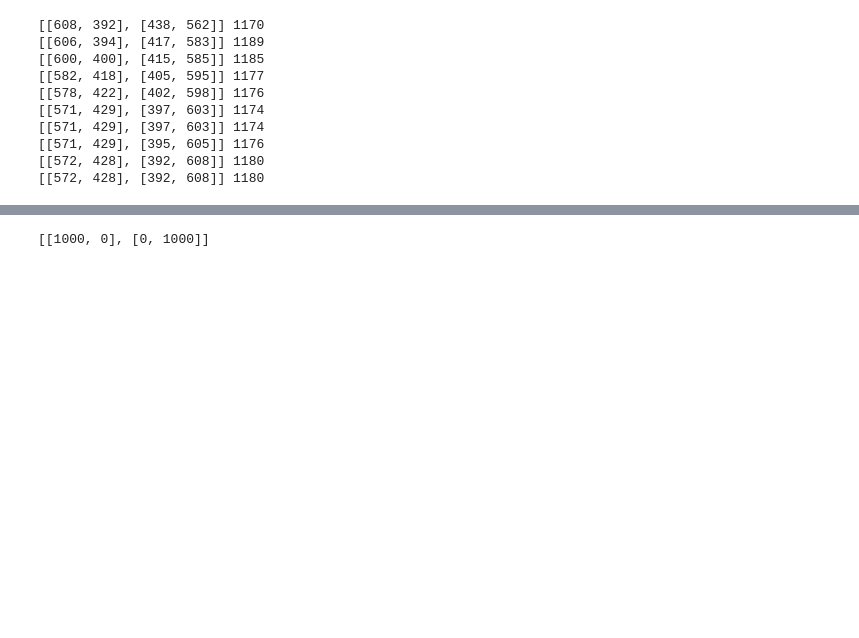
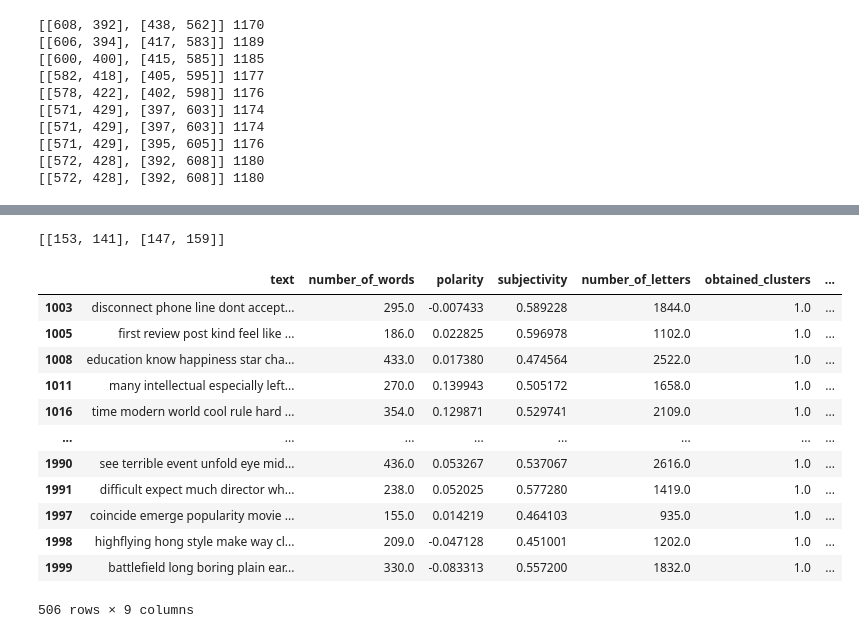
Before and after one commit to HarunErenMutlu/text_mining, a Jupyter notebook: nlp.ipynb, the cells around one changed output, grey strips where cells are left out. Drawn from its saved outputs; the diff is of its cells as text; code cells hidden in the pictures; blank space fills up the shorter version.

Commit message:
Converted to dataframe

```diff
--- a/nlp.ipynb
+++ b/nlp.ipynb
@@ -338,21 +340,52 @@ print([[tp,fp], [fn,tn]])
 # %%
 tp,fp,tn,fn = 0,0,0,0
-from sklearn import tree
+tfidf_df['actual_cluster'] = df['actual_cluster']
+train_df, test_df = train_test_split(tfidf_df, test_size =0.3)
 dtc = tree.DecisionTreeClassifier()
-dtc = dtc.fit(tfidf_df, df['actual_cluster'])
-df['predicted_labels_dtc'] = dtc.predict(tfidf_df)
+dtc = dtc.fit(train_df.drop('actual_cluster', axis=1), train_df['actual_cluster'])
 
-for i in range(len(df['predicted_labels_dtc'])):
-    if i <1000:
-        if df['predicted_labels_dtc'][i]<0.5:
-            tp +=1
-        else:
-            fp+=1
-    else:
-        if df['predicted_labels_dtc'][i]<0.5:
-            fn +=1
-        else:
-            tn +=1
-print([[tp,fp], [fn,tn]])
+test_df['predicted'] = dtc.predict(test_df.drop('actual_cluster', axis=1))
+
+# for i in range(len(df['predicted_labels_dtc'])):
+#     if i <1000:
+#         if df['predicted_labels_dtc'][i]<0.5:
+#             tp +=1
+#         else:
+#             fp+=1
+#     else:
+#         if df['predicted_labels_dtc'][i]<0.5:
+#             fn +=1
+#         else:
+#             tn +=1
+# print([[tp,fp], [fn,tn]])
-# %% [output]
-[[1000, 0], [0, 1000]]
+# %%
+tp_filter = (test_df["actual_cluster"]==0) & (test_df["predicted"]==0)
+fn_filter = (test_df["actual_cluster"]== 0) & (test_df["predicted"]== 1)
+fp_filter = (test_df["actual_cluster"]== 1) & (test_df["predicted"]== 0)
+tn_filter = (test_df["actual_cluster"]== 1) & (test_df["predicted"]== 1)
+
+# filtering data
+tp = len(test_df.where(tp_filter).dropna())
+fp = len(test_df.where(fp_filter).dropna())
+tn = len(test_df.where(tn_filter).dropna())
+fn = len(test_df.where(fn_filter).dropna())
+
+print([[tp,fp], [fn,tn]])
+# %% [output]
+[[153, 141], [147, 159]]
+# %%
+df.where((df['obtained_clusters']==1) & (df['actual_cluster']==1)).dropna()
+# %% [output]
+|  | text | number_of_words | polarity | subjectivity | number_of_letters | obtained_clusters | ... |
+| 1003 | disconnect phone line dont accept... | 295.0 | -0.007433 | 0.589228 | 1844.0 | 1.0 | ... |
+| 1005 | first review post kind feel like ... | 186.0 | 0.022825 | 0.596978 | 1102.0 | 1.0 | ... |
+| 1008 | education know happiness star cha... | 433.0 | 0.017380 | 0.474564 | 2522.0 | 1.0 | ... |
+| 1011 | many intellectual especially left... | 270.0 | 0.139943 | 0.505172 | 1658.0 | 1.0 | ... |
+| 1016 | time modern world cool rule hard ... | 354.0 | 0.129871 | 0.529741 | 2109.0 | 1.0 | ... |
+| ... | ... | ... | ... | ... | ... | ... | ... |
+| 1990 | see terrible event unfold eye mid... | 436.0 | 0.053267 | 0.537067 | 2616.0 | 1.0 | ... |
+| 1991 | difficult expect much director wh... | 238.0 | 0.052025 | 0.577280 | 1419.0 | 1.0 | ... |
+| 1997 | coincide emerge popularity movie ... | 155.0 | 0.014219 | 0.464103 | 935.0 | 1.0 | ... |
+| 1998 | highflying hong style make way cl... | 209.0 | -0.047128 | 0.451001 | 1202.0 | 1.0 | ... |
+| 1999 | battlefield long boring plain ear... | 330.0 | -0.083313 | 0.557200 | 1832.0 | 1.0 | ... |
+506 rows × 9 columns
```
Also changed, not shown: parts of 4 cells of this notebook.
